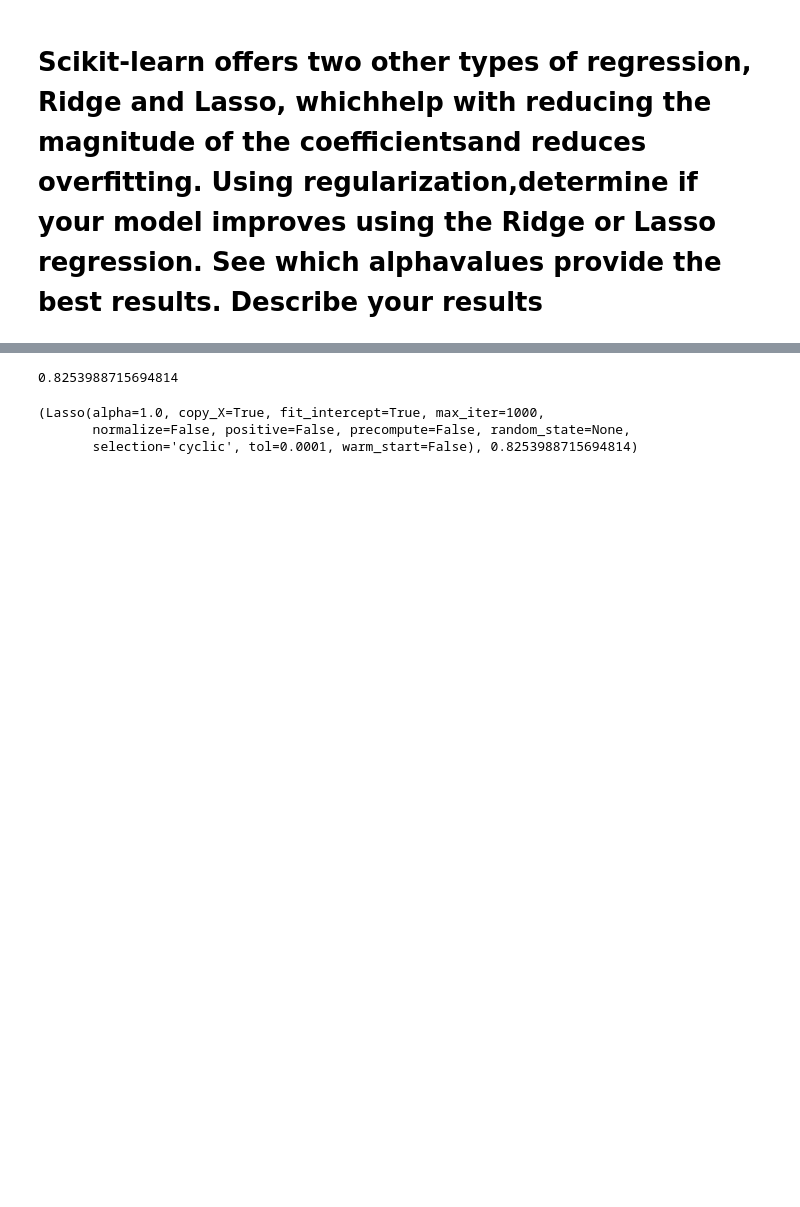
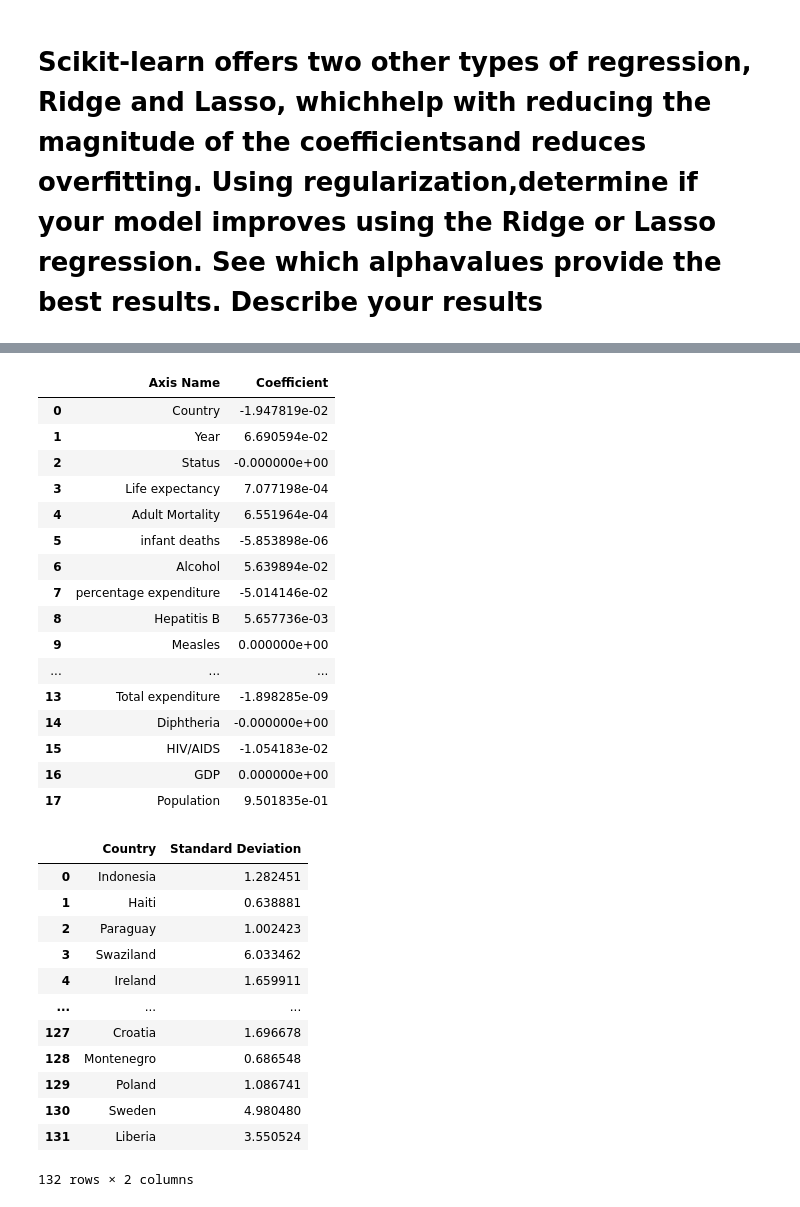
Before and after one commit to scifi6546/cs480-ml, a Jupyter notebook: 1/Notebook.ipynb, the cells around one changed output, grey strips where cells are left out. Cells and saved outputs as stored; diff of their text form; code cells hidden in the pictures; blank space fills up the shorter version.

```diff
--- a/1/Notebook.ipynb
+++ b/1/Notebook.ipynb
@@ -207,16 +231,42 @@ ridge = make_ridge(train)
 # %%
-def make_lasso(data,normalize=False):
+def make_lasso(data,normalize=False,alpha=1.0):
     data = drop_rows(data)
     life_expect = data.values[:,3]
     #print(life_expect)
-    reg = Lasso(normalize=normalize).fit(data.values[:,4:],
+    reg = Lasso(normalize=normalize,alpha=alpha).fit(data.values[:,4:],
         life_expect)
     score = reg.score(data.values[:,4:], life_expect)
-    print(score)
     return reg,score
-make_lasso(train)
+lasso,score = make_lasso(train)
+eval_model(lasso,train)
 # %% [output]
+|  | Axis Name | Coefficient |
+| 0 | Country | -1.947819e-02 |
+| 1 | Year | 6.690594e-02 |
+| 2 | Status | -0.000000e+00 |
+| 3 | Life expectancy | 7.077198e-04 |
+| 4 | Adult Mortality | 6.551964e-04 |
+| 5 | infant deaths | -5.853898e-06 |
+| 6 | Alcohol | 5.639894e-02 |
+| 7 | percentage expenditure | -5.014146e-02 |
+| 8 | Hepatitis B | 5.657736e-03 |
+| 9 | Measles | 0.000000e+00 |
+| ... | ... | ... |
+| 13 | Total expenditure | -1.898285e-09 |
+| 14 | Diphtheria | -0.000000e+00 |
+| 15 | HIV/AIDS | -1.054183e-02 |
+| 16 | GDP | 0.000000e+00 |
+| 17 | Population | 9.501835e-01 |
+|  | Country | Standard Deviation |
+| 0 | Indonesia | 1.282451 |
+| 1 | Haiti | 0.638881 |
+| 2 | Paraguay | 1.002423 |
+| 3 | Swaziland | 6.033462 |
+| 4 | Ireland | 1.659911 |
+| ... | ... | ... |
+| 127 | Croatia | 1.696678 |
+| 128 | Montenegro | 0.686548 |
+| 129 | Poland | 1.086741 |
+| 130 | Sweden | 4.980480 |
+| 131 | Liberia | 3.550524 |
-0.8253988715694814
+132 rows × 2 columns
-(Lasso(alpha=1.0, copy_X=True, fit_intercept=True, max_iter=1000,
-       normalize=False, positive=False, precompute=False, random_state=None,
-       selection='cyclic', tol=0.0001, warm_start=False), 0.8253988715694814)
```
Also changed, not shown: parts of 7 cells of this notebook.
